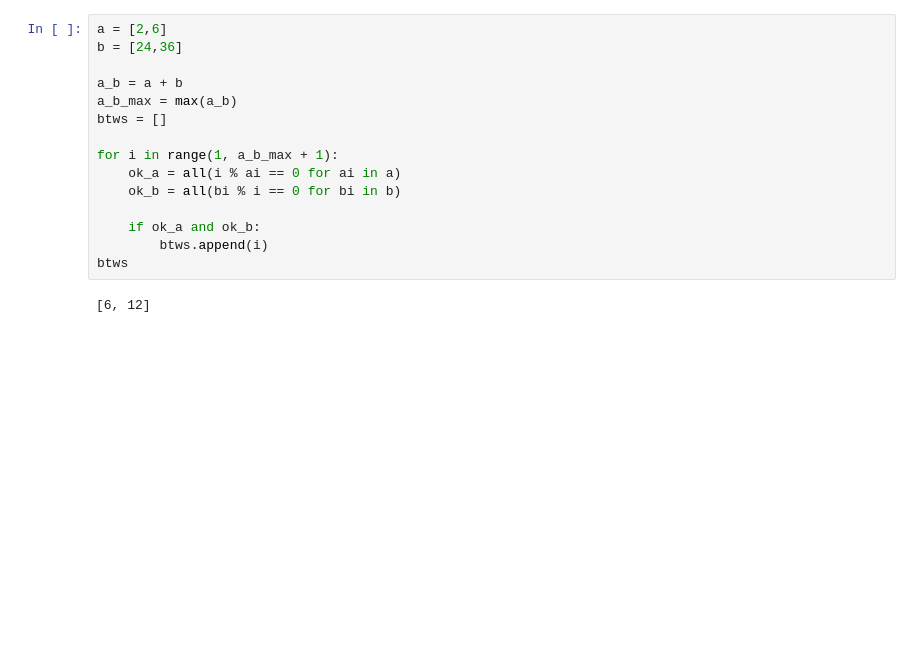
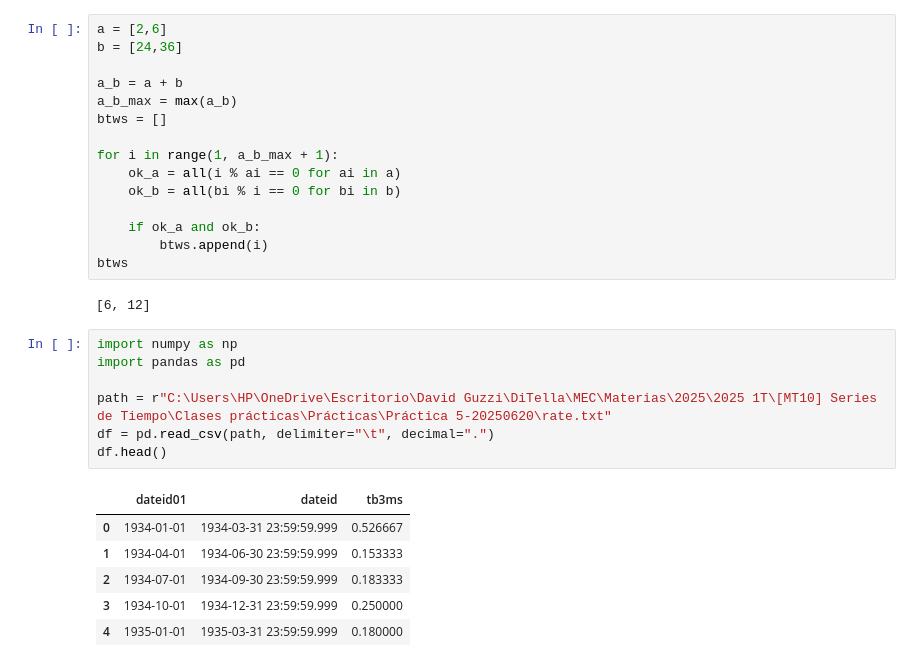
Before and after one commit to DavidGuzzi/MECMT10, a Jupyter notebook: clase_8.ipynb, the cells around one changed output. Drawn from its saved outputs; the diff is of its cells as text; blank space fills up the shorter version.

```diff
--- a/clase_8.ipynb
+++ b/clase_8.ipynb
@@ -2776,3 +2776,17 @@ for i in range(1, a_b_max + 1):
 btws
 # %% [output]
 [6, 12]
+# %%
+import numpy as np
+import pandas as pd
+
+path = r"C:\Users\HP\OneDrive\Escritorio\David Guzzi\DiTella\MEC\Materias\2025\2025 1T\[MT10] Series de Tiempo\Clases prácticas\Prácticas\Práctica 5-20250620\rate.txt"
+df = pd.read_csv(path, delimiter="\t", decimal=".")
+df.head()
+# %% [output]
+|  | dateid01 | dateid | tb3ms |
+| 0 | 1934-01-01 | 1934-03-31 23:59:59.999 | 0.526667 |
+| 1 | 1934-04-01 | 1934-06-30 23:59:59.999 | 0.153333 |
+| 2 | 1934-07-01 | 1934-09-30 23:59:59.999 | 0.183333 |
+| 3 | 1934-10-01 | 1934-12-31 23:59:59.999 | 0.250000 |
+| 4 | 1935-01-01 | 1935-03-31 23:59:59.999 | 0.180000 |
```
Also changed, not shown: parts of 1 cell of this notebook.
